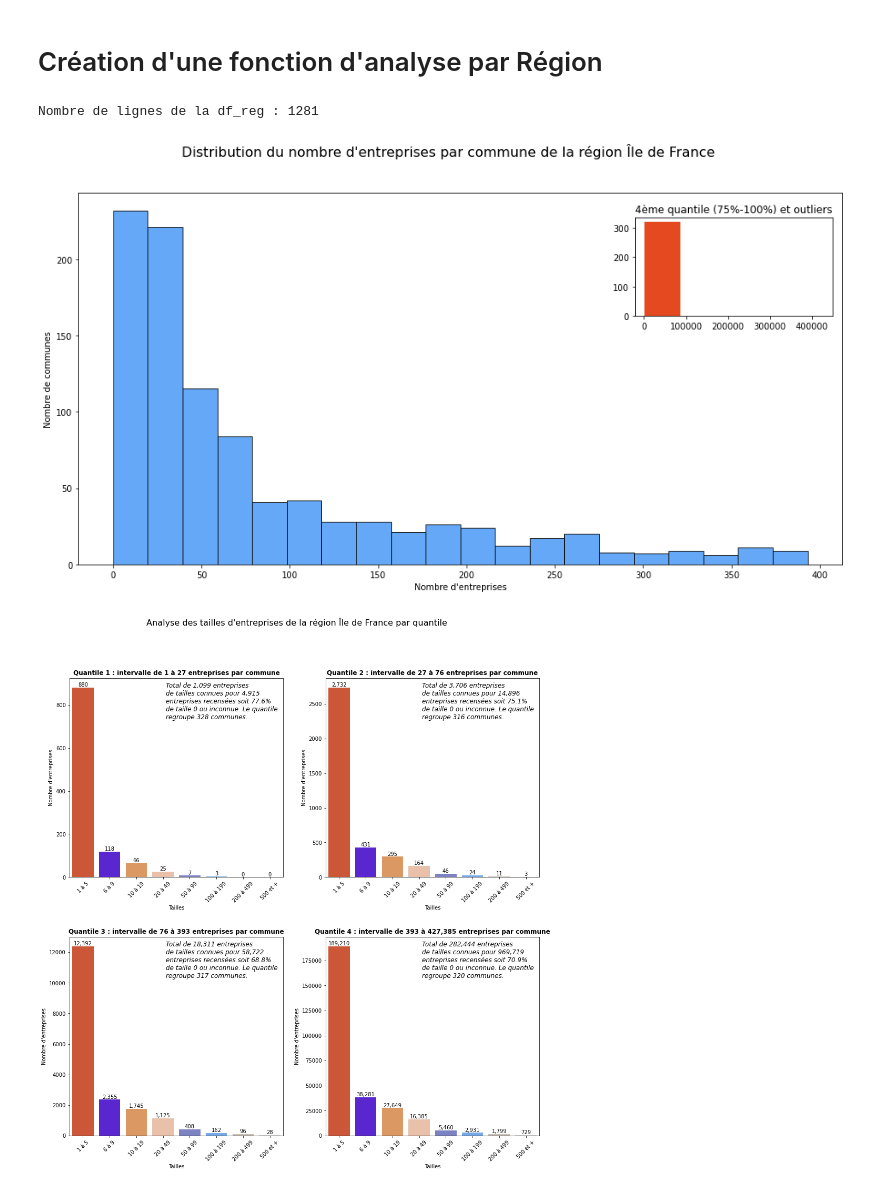
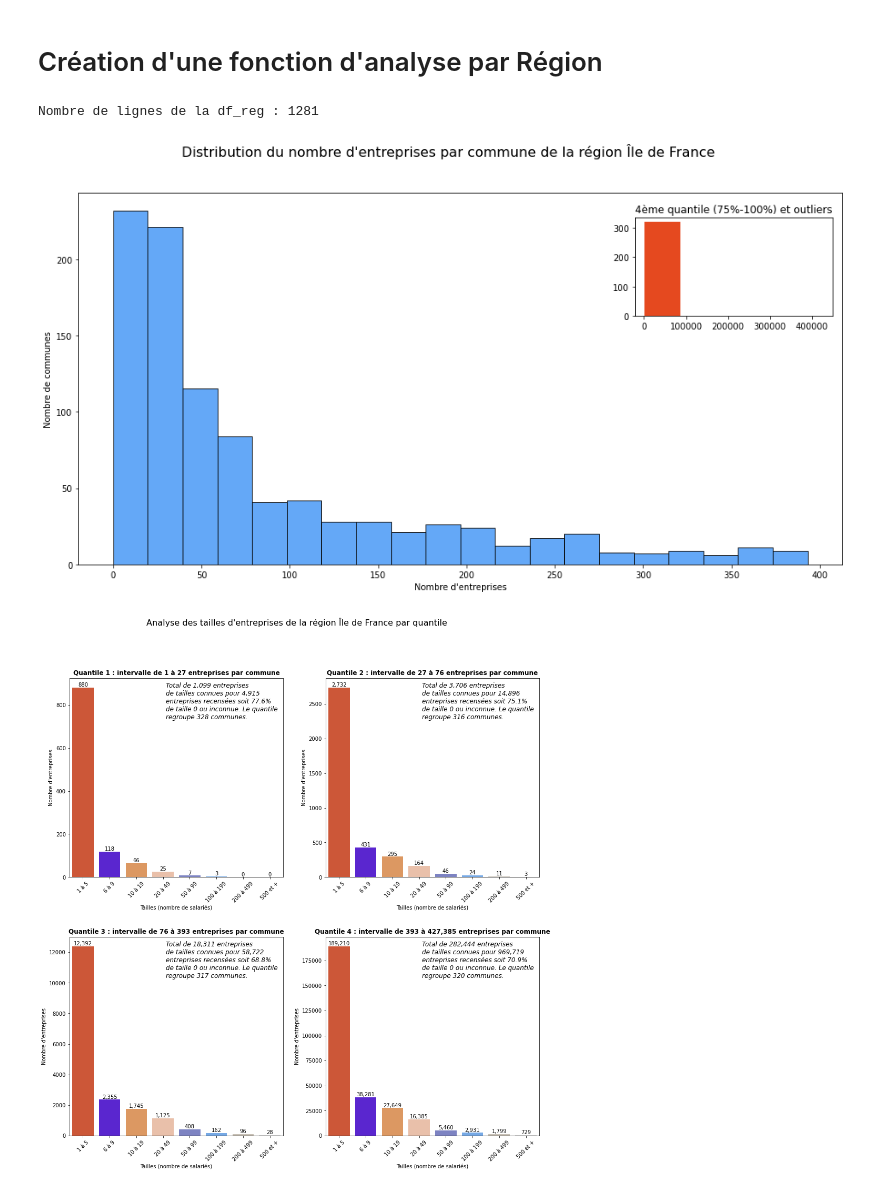
Before and after one commit to Mariehf64/fev23cda_french_industry, a Jupyter notebook: EDA - French Industry ETS.ipynb, the cells around one changed output. Saved outputs shown, nothing was run; the diff lists cells and outputs as text; code cells hidden in the pictures.

```diff
--- a/EDA - French Industry ETS.ipynb
+++ b/EDA - French Industry ETS.ipynb
@@ -813,32 +813,32 @@ def ets_region(region_num, region_name):
         #Stockage des modes
         labels = j.variable.unique()
 
         #Nombre de ticks relatifs aux modes
         x = range(0, len(labels))
 
         #Création du graphique
         ax = sns.barplot(data = j, x='variable', y='value', ci=None, estimator=sum)
 
         #Optimisation du graphique
         ax.set_title('Quantile ' + str(i+1) +' : intervalle de '+ "{:,.0f}".format(int(np.round(quartile_ranges.index[i].left,0))) + ' à ' + "{:,.0f}".format(int(np.round(quartile_ranges.index[i].right,0))) + ' entreprises par commune', fontweight='black' )
-        ax.set_xlabel('Tailles')
+        ax.set_xlabel('Tailles (nombre de salariés)')
         ax.set_ylabel('Nombre d\'entreprises')
         ax.set_xticks(x)
         ax.set_xticklabels(labels= labels, rotation=45)
         ax.yaxis.set_major_formatter(lambda x, pos: str(int(x)))
         container_ax = ax.containers[0]
         container_labels = ["{:,.0f}".format(i) for i in container_ax.datavalues]
         ax.bar_label(container_ax, labels=container_labels)
         t = plt.text(.45, .98, ha='left', va='top', transform=ax.transAxes,
              s='Total de '+ "{:,.0f}".format(j.value.sum())
              + ' entreprises \nde tailles connues pour '
              +  "{:,.0f}".format(quartiles_df_list[i]['Total_ets'].sum()) + '\nentreprises recensées soit '
              + "{:0.1f}".format(quartiles_df_list[i]['0/NA'].sum() / quartiles_df_list[i]['Total_ets'].sum() *100)+'% \nde taille 0 ou inconnue. Le '
              + 'quantile  \nregroupe ' + str(len(quartiles_df_list[i])) + ' communes.')
         plt.setp(t, fontsize=12, style='italic')
     plt.show()
 ets_region(11, 'Île de France')
 # %% [output]
 Nombre de lignes de la df_reg : 1281
 [figure]
-[figure, old version]
+[figure, new version]
```
